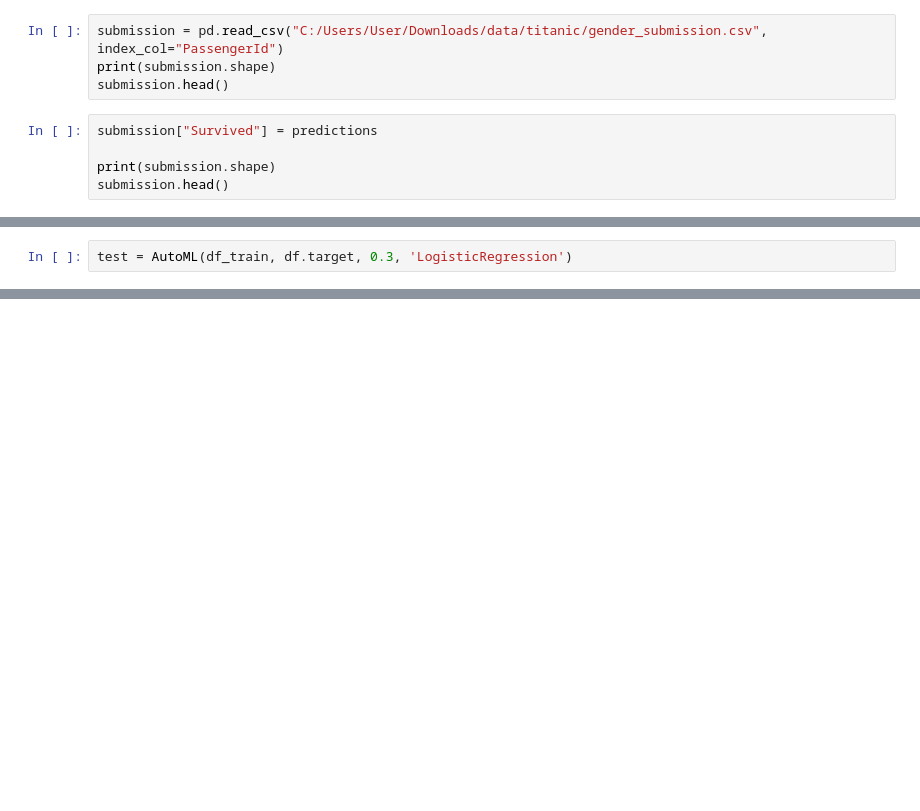
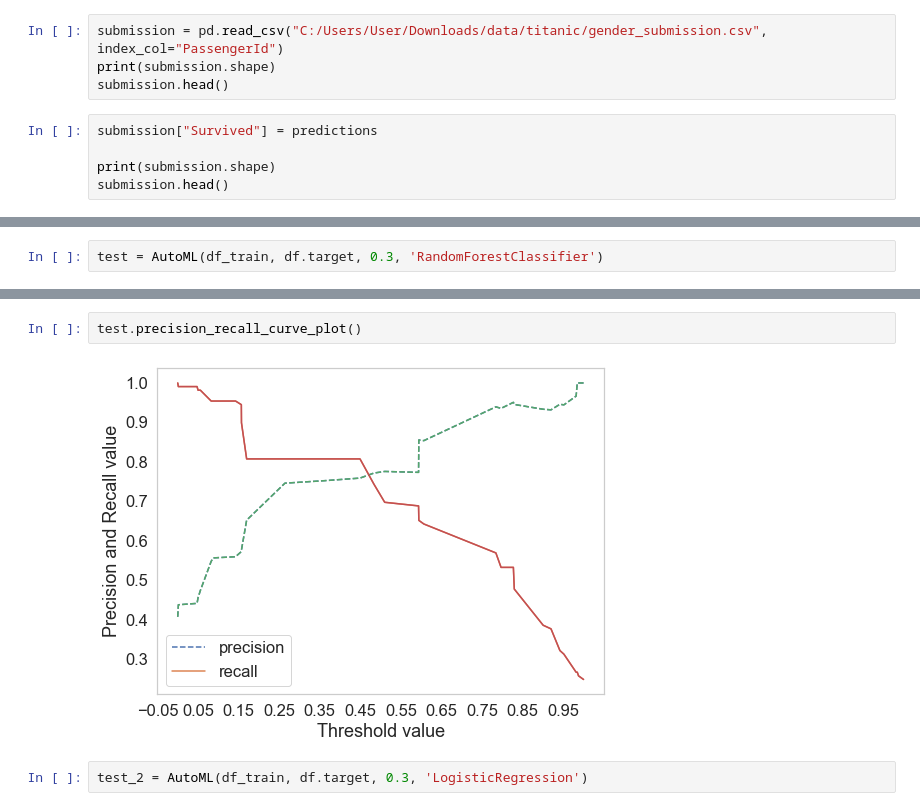
Before and after one commit to ygej/study, a Jupyter notebook: love_python/python_booklearning_20210417_titanic_practice.ipynb, the cells around one changed output, grey strips where cells are left out. Cells and saved outputs as stored; diff of their text form; blank space fills up the shorter version.

```diff
--- a/love_python/python_booklearning_20210417_titanic_practice.ipynb
+++ b/love_python/python_booklearning_20210417_titanic_practice.ipynb
@@ -1148,7 +1187,7 @@ class AutoML:
         # coarse_hyperparameters_list의 상위 10개를 출력합니다.
         coarse_hyperparameters_list.head(10)
 # %%
-test = AutoML(df_train, df.target, 0.3, 'LogisticRegression')
+test = AutoML(df_train, df.target, 0.3, 'RandomForestClassifier')
 # %%
 test.fit()
 test.predict()
@@ -1157,0 +1200,6 @@ accuracy_score: 0.8171641791044776
+# %%
+test.precision_recall_curve_plot()
+# %% [output]
+[figure, added]
+# %%
+test_2 = AutoML(df_train, df.target, 0.3, 'LogisticRegression')
```
Also changed, not shown: parts of 10 cells of this notebook.
